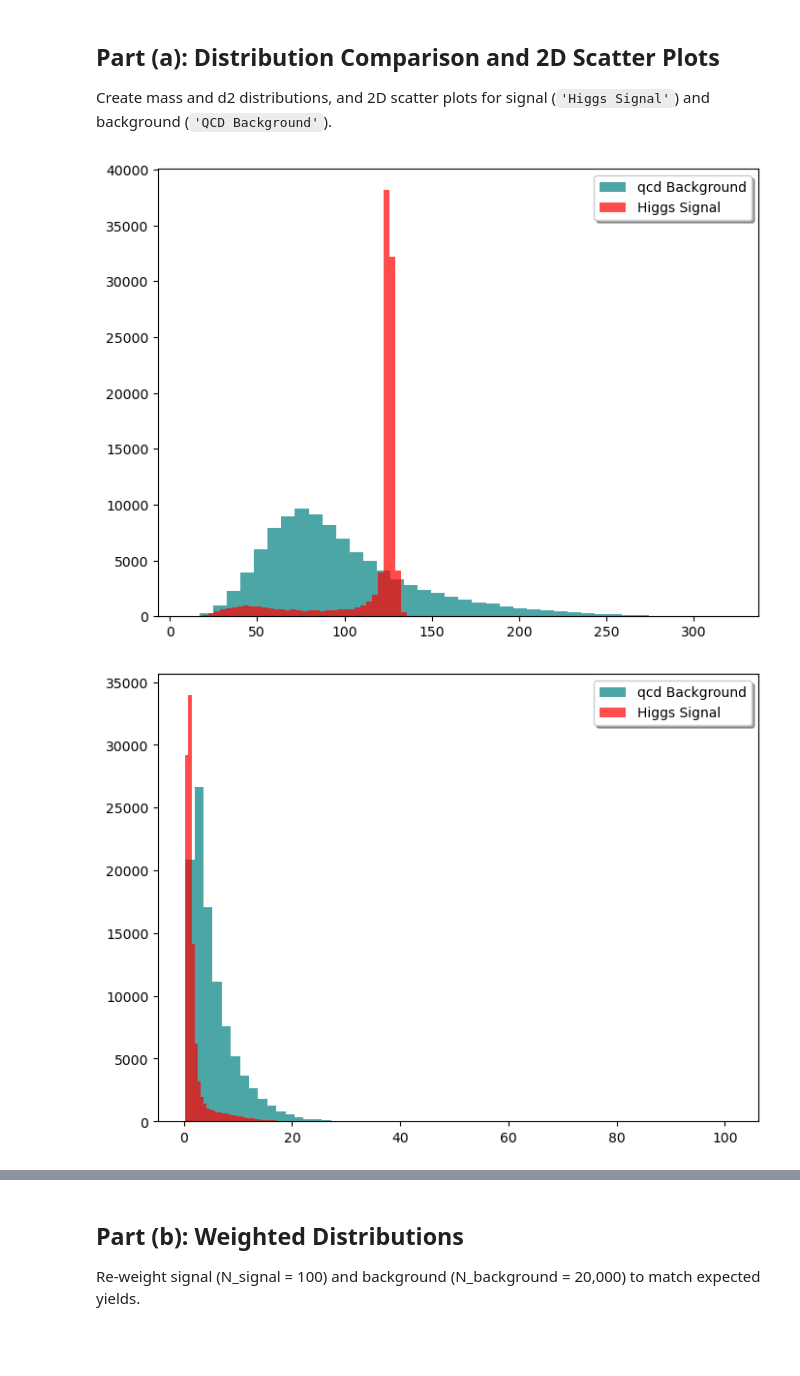
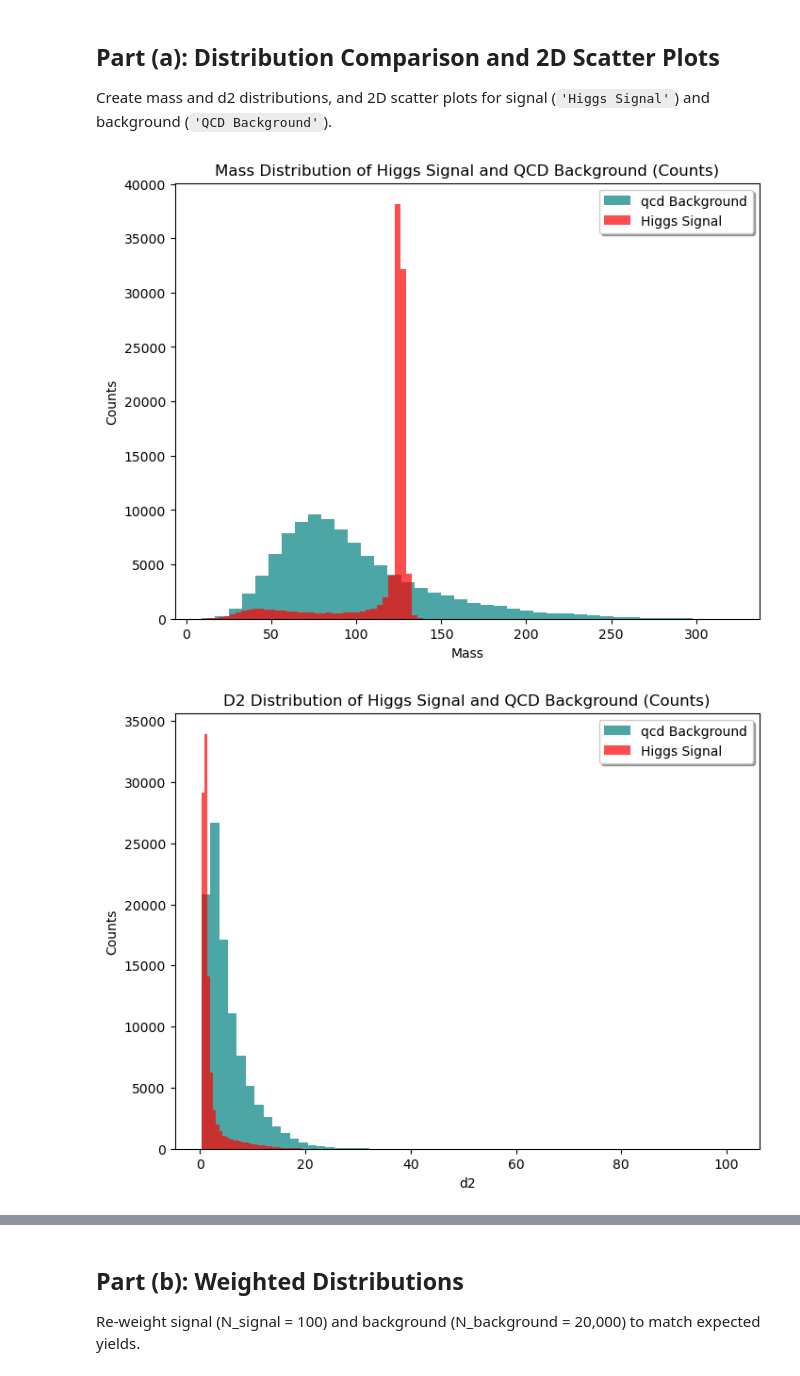
Before and after one commit to leoquintana4/Phys-434, a Jupyter notebook: PHYS 434 Lab 5.ipynb, the cells around one changed output, grey strips where cells are left out. Saved outputs shown, nothing was run; the diff lists cells and outputs as text; code cells hidden in the pictures; blank space fills up the shorter version.

```diff
--- a/PHYS 434 Lab 5.ipynb
+++ b/PHYS 434 Lab 5.ipynb
@@ -219,19 +229,25 @@
 fig, ax3 = plt.subplots(figsize=(8, 6));
 ax3.hist(qcd_df['mass'], bins=40, alpha=0.7, label='qcd Background', color='teal', density=False);
 ax3.hist(higgs_df['mass'], bins=40, alpha=0.7, label='Higgs Signal', color='red', density=False);
+ax3.set_xlabel('Mass');
+ax3.set_ylabel('Counts');
+ax3.set_title('Mass Distribution of Higgs Signal and QCD Background (Counts)');
 ax3.legend(shadow=True);
 # %% [output]
-[figure, old version]
+[figure, new version]
 # %%
 # TODO: Create two plots showing d2 distributions (signal vs background)
 # Describe the shape and discrimination power
 
 fig, ax4 = plt.subplots(figsize=(8, 6));
 ax4.hist(qcd_df['d2'], bins=60, alpha=0.7, label='qcd Background', color='teal', density =False);
 ax4.hist(higgs_df['d2'], bins=60, alpha=0.7, label='Higgs Signal', color='red',density =False);
+ax4.set_xlabel('d2');
+ax4.set_ylabel('Counts');
+ax4.set_title('D2 Distribution of Higgs Signal and QCD Background (Counts)');
 ax4.legend(shadow=True);
 # %% [output]
-[figure, old version]
+[figure, new version]
 # %%
 # TODO: Create 2D scatter plot of mass vs d2 for signal
 
```
Also changed, not shown: parts of 13 cells of this notebook, 6 other files.
